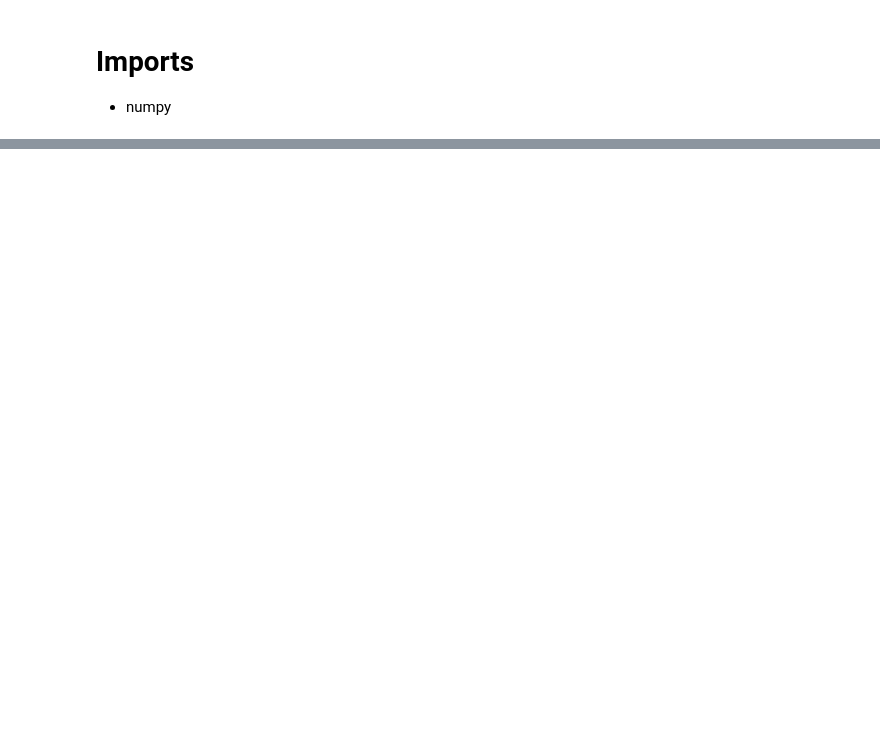
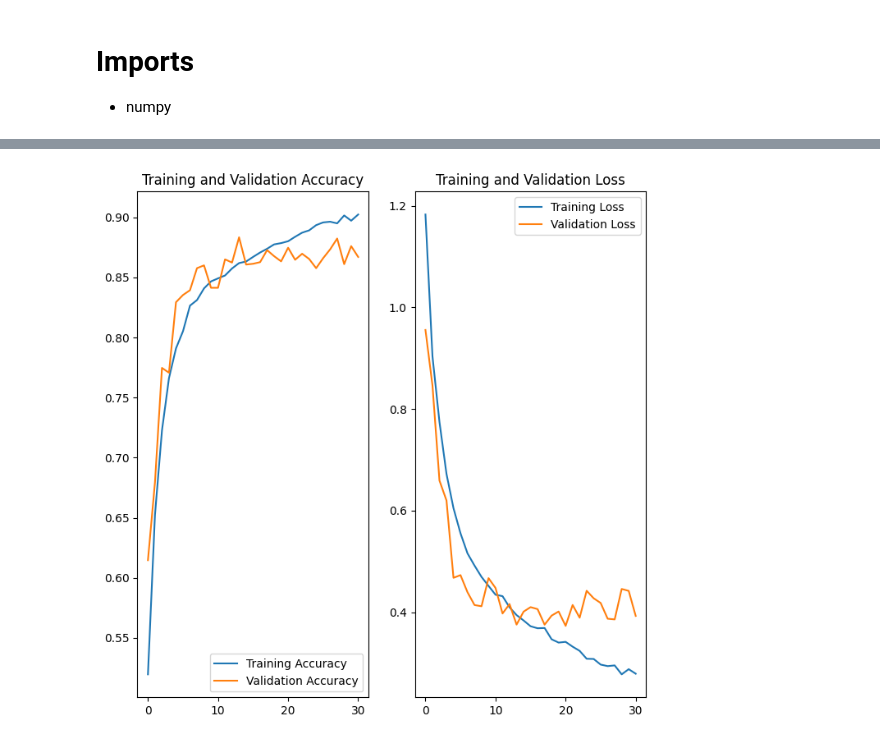
Before and after one commit to Cyanosite/Intel-Image-Classification, a Jupyter notebook: solution.ipynb, the cells around one changed output, grey strips where cells are left out. Cells and saved outputs as stored; diff of their text form; code cells hidden in the pictures; blank space fills up the shorter version.

```diff
--- a/solution.ipynb
+++ b/solution.ipynb
@@ -77,22 +124,20 @@ for images, _ in train.take(1):
 # %%
 from tensorflow.keras.models import Sequential
-from tensorflow.keras.layers import Dense, Conv2D, MaxPooling2D, Dropout, Flatten, Embedding
-from tensorflow.keras.optimizers import SGD
 from tensorflow.keras import layers
 
 model = Sequential([
-  data_augmentation,
   layers.Rescaling(1.0/255.0, input_shape=(150,150,3)),
+  layers.Conv2D(128, 3, activation='relu'),
+  layers.Conv2D(64, 3, activation='relu'),
+  layers.MaxPooling2D(5),
+  layers.Conv2D(128, 3, padding='same', activation='relu'),
+  layers.Conv2D(64, 3, padding='same', activation='relu'),
   layers.Conv2D(32, 3, padding='same', activation='relu'),
-  layers.MaxPooling2D(),
-  layers.Conv2D(64, 3, padding='same', activation='relu'),
-  layers.MaxPooling2D(),
-  layers.Conv2D(64, 3, padding='same', activation='relu'),
-  layers.MaxPooling2D(),
+  layers.MaxPooling2D(5),
   layers.Flatten(),
-  layers.Dense(512, activation='relu'),
-  layers.Dropout(0.4),
-  layers.Dense(512, activation='relu'),
+  layers.Dense(256, activation='relu'),
+  layers.Dense(128, activation='relu'),
+  layers.Dense(64, activation='relu'),
   layers.Dropout(0.4),
   layers.Dense(6, name="outputs", activation='softmax')
 ])
@@ -101,10 +184,11 @@ print(model.summary())
 # %%
 from tensorflow.keras.callbacks import EarlyStopping, ModelCheckpoint, TensorBoard
+from tensorflow.keras.optimizers import Adam
 patience=10
 early_stopping=EarlyStopping(patience=patience, verbose=1)
-checkpointer=ModelCheckpoint(filepath='model.hdf5', save_best_only=True, verbose=1)
+checkpointer=ModelCheckpoint(filepath=os.path.join(model_path, "model.hdf5"), save_best_only=True, verbose=1)
 tb = TensorBoard(log_dir='logs', histogram_freq=1, write_graph=1)
 
-model.compile(loss='categorical_crossentropy', optimizer=tf.keras.optimizers.SGD(learning_rate=5e-3, momentum=5e-3), metrics=['accuracy'])
+model.compile(loss='categorical_crossentropy', optimizer=Adam(), metrics=['accuracy'])
 
-network_history = model.fit(train, validation_data=valid, epochs=50, verbose=1, callbacks=[early_stopping, checkpointer, tb])
+network_history = model.fit(train_generator, validation_data=validation_generator, epochs=50, verbose=1, callbacks=[early_stopping, checkpointer, tb])
@@ -111,23 +224,25 @@ network_history = model.fit(train, validation_data=valid, epochs=50, verbose=1,
 # %%
 acc = network_history.history['accuracy']
 val_acc = network_history.history['val_accuracy']
 
 loss = network_history.history['loss']
 val_loss = network_history.history['val_loss']
 
-epochs_range = range(48)
+epochs_range = range(len(network_history.history['loss']))
 
 plt.figure(figsize=(8, 8))
 plt.subplot(1, 2, 1)
 plt.plot(epochs_range, acc, label='Training Accuracy')
 plt.plot(epochs_range, val_acc, label='Validation Accuracy')
 plt.legend(loc='lower right')
 plt.title('Training and Validation Accuracy')
 
 plt.subplot(1, 2, 2)
 plt.plot(epochs_range, loss, label='Training Loss')
 plt.plot(epochs_range, val_loss, label='Validation Loss')
 plt.legend(loc='upper right')
 plt.title('Training and Validation Loss')
 plt.show()
+# %% [output]
+[figure, added]
 # %%
```
Also changed, not shown: parts of 14 cells of this notebook.
